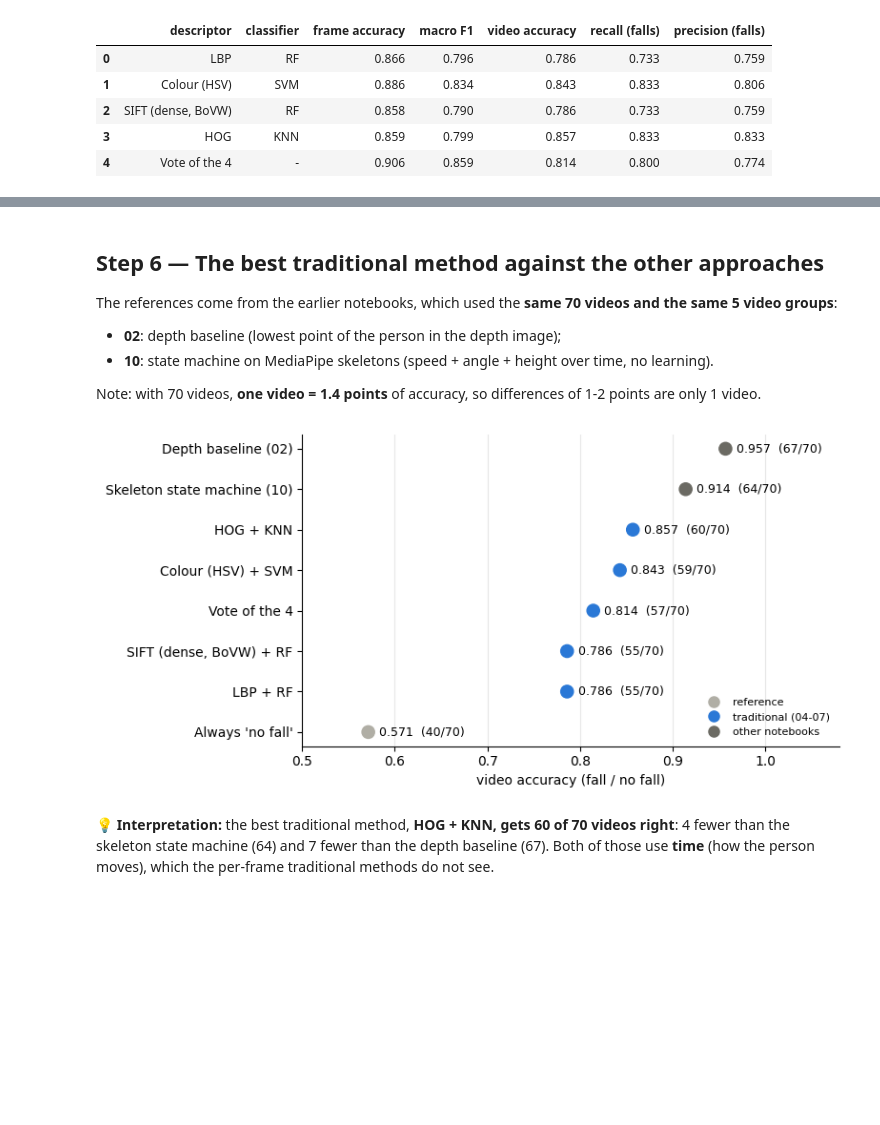
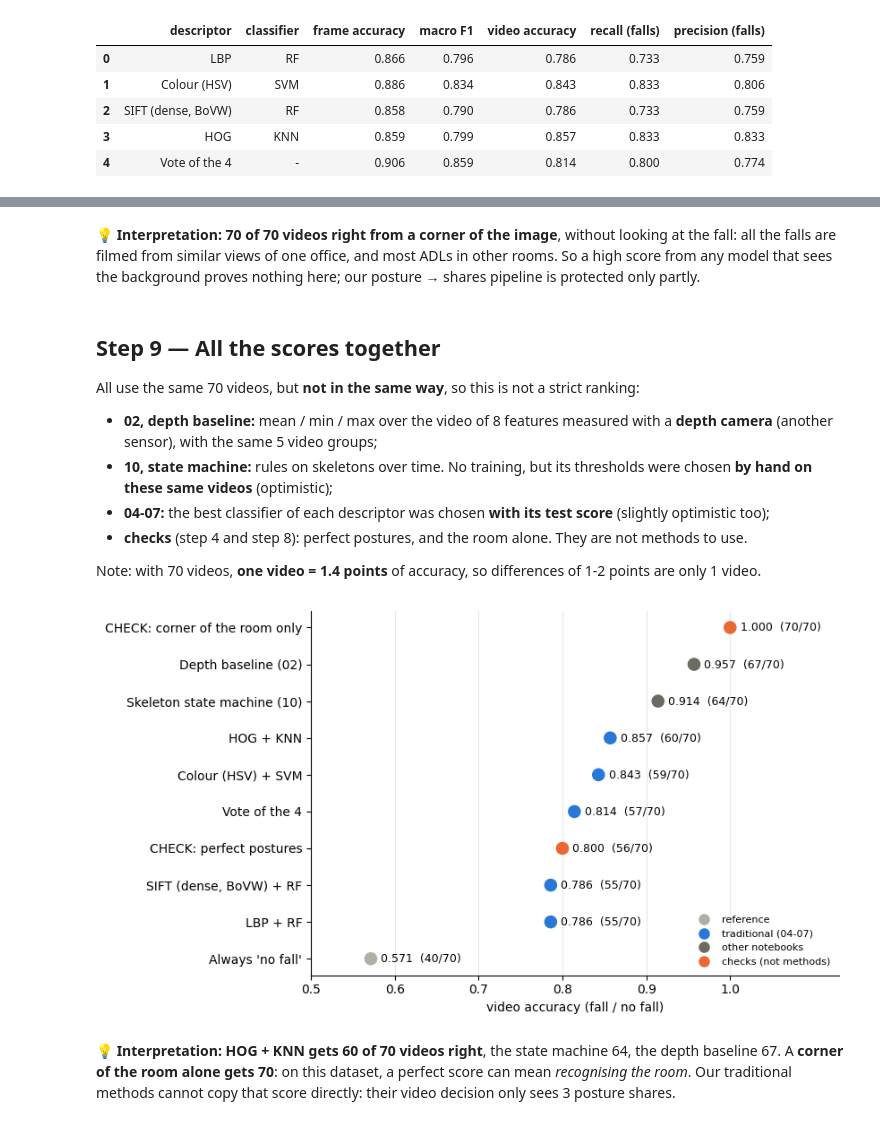
Before and after one commit to MahranAmor/UR-Fall-Detection, a Jupyter notebook: notebooks/08_traditional_benchmark.ipynb, the cells around one changed output, grey strips where cells are left out. Drawn from its saved outputs; the diff is of its cells as text; code cells hidden in the pictures; blank space fills up the shorter version.

```diff
--- a/notebooks/08_traditional_benchmark.ipynb
+++ b/notebooks/08_traditional_benchmark.ipynb
@@ -189,0 +270,23 @@ Again: better postures ≠ better video answer, and the vote cannot fix the 6 vi
+# %%
+ROOT = Path("..") / "data" / "raw" / "urfd" / "rgb"
+background = {}
+for v in videos:
+    files = sorted((ROOT / v).rglob("*.png"))[::10]
+    background[v] = np.median([cv2.resize(cv2.cvtColor(cv2.imread(str(f)), cv2.COLOR_BGR2RGB), (160, 120), interpolation=cv2.INTER_AREA)
+                               for f in files], axis=0).astype(np.uint8)
+
+CORNER = (slice(0, 18), slice(0, 48))      # 48 x 18 pixels of the 160 x 120 background
+boxes = pd.read_csv(PROC / "person_boxes.csv").dropna()
+print(f"frames where the person's box touches this corner: {((boxes.x < 192) & (boxes.y < 72)).mean():.1%}")
+
+fig, axes = plt.subplots(2, 5, figsize=(13, 4.6), layout="constrained")
+for ax, v in zip(axes.flat, ["adl-01", "adl-15", "adl-25", "adl-32", "adl-38", "fall-01", "fall-08", "fall-15", "fall-21", "fall-28"]):
+    ax.imshow(background[v]); ax.set_title(v, fontsize=9); ax.axis("off")
+    ax.add_patch(plt.Rectangle((0, 0), 47, 17, fill=False, edgecolor="red", linewidth=2))
+plt.suptitle("backgrounds: daily activities (top), falls (bottom)", fontsize=10); plt.show()
+
+X_room = np.array([background[v][CORNER].ravel() for v in videos]) / 255
+y_room = np.array([v.startswith("fall") for v in videos]).astype(int)
+room_pred = cross_val_predict(KNeighborsClassifier(n_neighbors=1), X_room, y_room, cv=StratifiedKFold(n_splits=5, shuffle=True, random_state=42))
+room_accuracy = accuracy_score(y_room, room_pred)
+print(f"corner of the room only: {(room_pred == y_room).sum()}/70 videos right")
@@ -190,36 +297,43 @@ Again: better postures ≠ better video answer, and the vote cannot fix the 6 vi
+# %% [markdown]
+💡 **Interpretation:** **70 of 70 videos right from a corner of the image**, without looking at the fall: all the falls are filmed from similar views of one office, and most ADLs in other rooms.
+So a high score from any model that sees the background proves nothing here; our posture → shares pipeline is protected only partly.
 # %% [markdown]
-## Step 6 — The best traditional method against the other approaches
+## Step 9 — All the scores together
 
-The references come from the earlier notebooks, which used the **same 70 videos and the same 5 video groups**:
-- **02**: depth baseline (lowest point of the person in the depth image);
-- **10**: state machine on MediaPipe skeletons (speed + angle + height over time, no learning).
+All use the same 70 videos, but **not in the same way**, so this is not a strict ranking:
+- **02, depth baseline:** mean / min / max over the video of 8 features measured with a **depth camera** (another sensor), with the same 5 video groups;
+- **10, state machine:** rules on skeletons over time. No training, but its thresholds were chosen **by hand on these same videos** (optimistic);
+- **04-07:** the best classifier of each descriptor was chosen **with its test score** (slightly optimistic too);
+- **checks** (step 4 and step 8): perfect postures, and the room alone. They are not methods to use.
 
 Note: with 70 videos, **one video = 1.4 points** of accuracy, so differences of 1-2 points are only 1 video.
 # %%
 ranking = pd.DataFrame([
     {"method": "Always 'no fall'", "family": "reference", "video accuracy": 40 / 70},
     *[{"method": f"{d} + {c}", "family": "traditional (04-07)",
        "video accuracy": scores.set_index(["descriptor", "classifier"]).loc[(d, c), "video accuracy"]} for d, c in best_of.items()],
     {"method": "Vote of the 4", "family": "traditional (04-07)", "video accuracy": vote_scores["video accuracy"]},
+    {"method": "CHECK: perfect postures", "family": "checks (not methods)", "video accuracy": perfect_accuracy},
+    {"method": "CHECK: corner of the room only", "family": "checks (not methods)", "video accuracy": room_accuracy},
     {"method": "Skeleton state machine (10)", "family": "other notebooks", "video accuracy": 0.914},   # notebook 10
     {"method": "Depth baseline (02)", "family": "other notebooks", "video accuracy": 0.957},          # notebook 02
 ]).sort_values("video accuracy")
-family_colour = {"reference": "#b0aea5", "traditional (04-07)": "#2a78d6", "other notebooks": "#6b6a63"}
+family_colour = {"reference": "#b0aea5", "traditional (04-07)": "#2a78d6", "other notebooks": "#6b6a63", "checks (not methods)": "#eb6834"}
 
-fig, ax = plt.subplots(figsize=(8, 4))
+fig, ax = plt.subplots(figsize=(8.5, 4.8))
 ax.scatter(ranking["video accuracy"], ranking.method, s=90, color=ranking.family.map(family_colour), zorder=3)   # dots, not bars:
 for k, value in enumerate(ranking["video accuracy"]):                                                            # the axis does not start at 0
     ax.text(value + 0.012, k, f"{value:.3f}  ({round(value * 70)}/70)", va="center", fontsize=9)
-ax.set_xlim(0.5, 1.08); ax.set_xlabel("video accuracy (fall / no fall)"); ax.grid(axis="x", alpha=0.3)
+ax.set_xlim(0.5, 1.13); ax.set_xticks(np.arange(0.5, 1.01, 0.1)); ax.set_xlabel("video accuracy (fall / no fall)"); ax.grid(axis="x", alpha=0.3)
 for s in ["top", "right"]: ax.spines[s].set_visible(False)
 ax.legend(handles=[plt.Line2D([], [], marker="o", linestyle="", markersize=8, color=c) for c in family_colour.values()], labels=list(family_colour),
           fontsize=8, frameon=False, loc="lower right")
 plt.tight_layout(); plt.show()
 # %% [output]
-[figure, old version]
+[figure, new version]
 # %% [markdown]
-💡 **Interpretation:** the best traditional method, **HOG + KNN, gets 60 of 70 videos right**: 4 fewer than the skeleton state machine (64) and 7 fewer than the depth baseline (67).
-Both of those use **time** (how the person moves), which the per-frame traditional methods do not see.
+💡 **Interpretation:** **HOG + KNN gets 60 of 70 videos right**, the state machine 64, the depth baseline 67. A **corner of the room alone gets 70**: on this dataset, a perfect score can mean *recognising the room*.
+Our traditional methods cannot copy that score directly: their video decision only sees 3 posture shares.
 # %% [markdown]
 ## Conclusion of the traditional part
 
```
Also changed, not shown: parts of 18 cells of this notebook, 6 other files.
